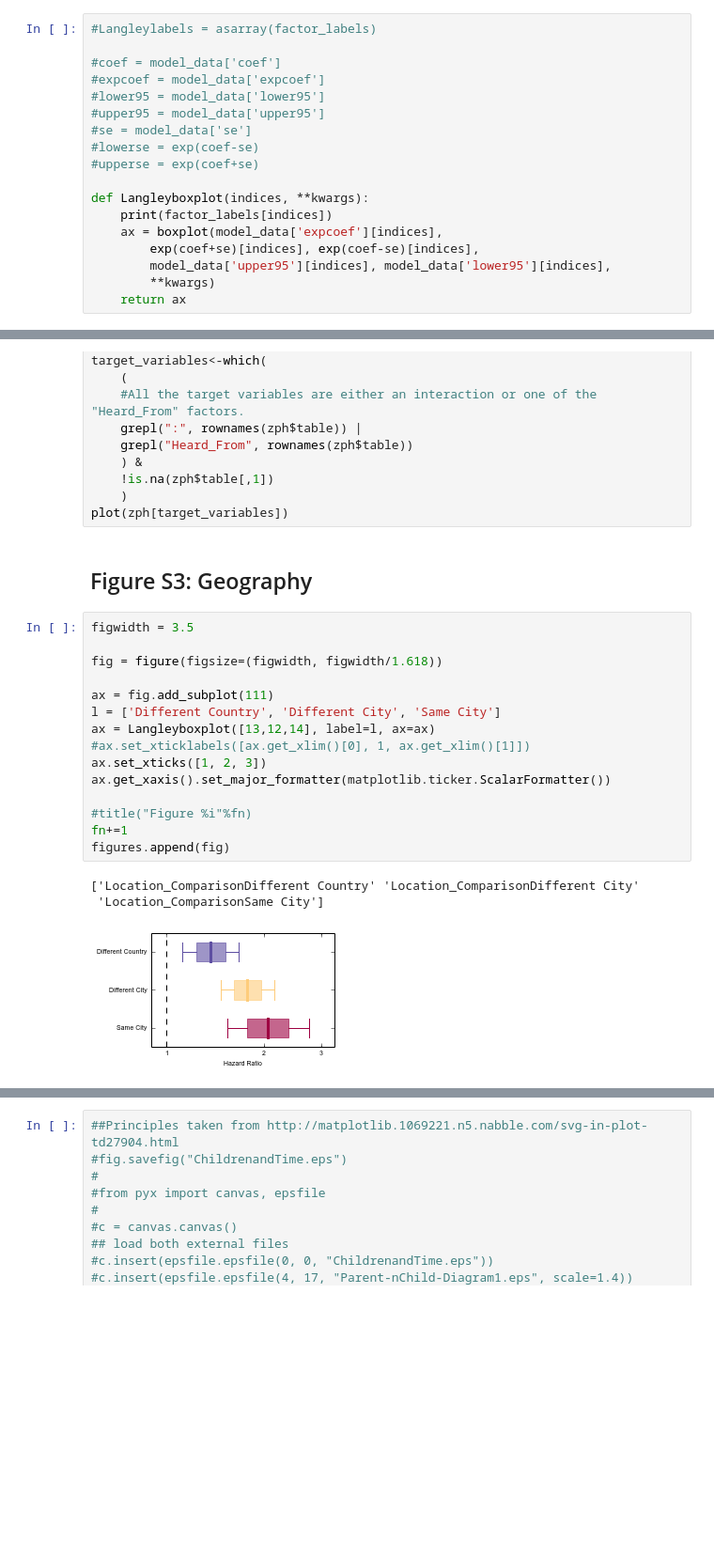
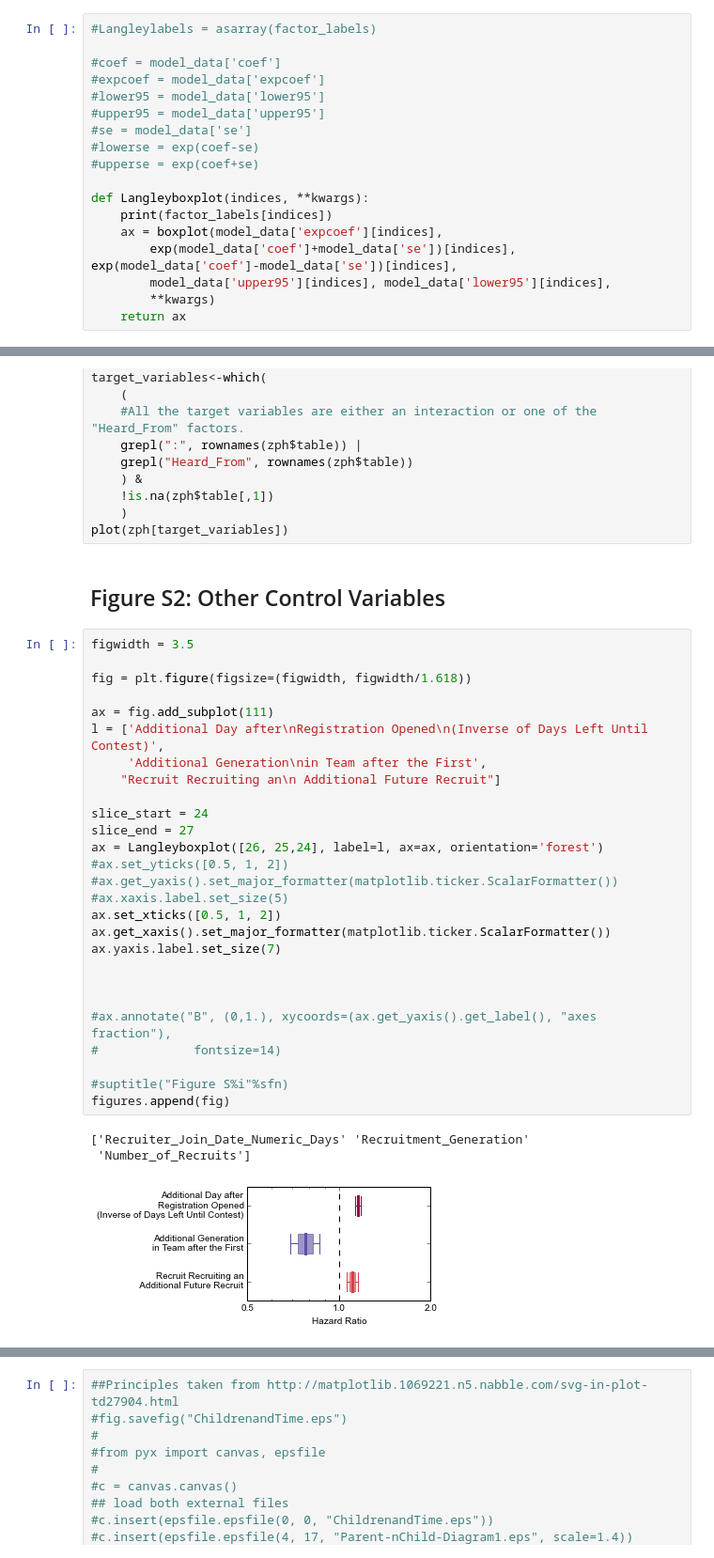
Before and after one commit to jeffalstott/Langley, a Jupyter notebook: Langley_Model.ipynb, the cells around one changed output, grey strips where cells are left out. Shown: that part at 94% size. Cells and saved outputs as stored; diff of their text form; blank space fills up the shorter version.

```diff
--- a/Langley_Model.ipynb
+++ b/Langley_Model.ipynb
@@ -352,7 +359,7 @@ def boxplot(middle, boxtop, boxbottom, whiskertop, whiskerbottom, label=None, co
 def Langleyboxplot(indices, **kwargs):
     print(factor_labels[indices])
     ax = boxplot(model_data['expcoef'][indices],
-        exp(coef+se)[indices], exp(coef-se)[indices],
+        exp(model_data['coef']+model_data['se'])[indices], exp(model_data['coef']-model_data['se'])[indices],
         model_data['upper95'][indices], model_data['lower95'][indices],
         **kwargs)
     return ax
@@ -830,25 +887,37 @@ target_variables<-which(
     !is.na(zph$table[,1])
     )
 plot(zph[target_variables])
-# %% [markdown]
-Figure S3: Geography
-----
+# %% [markdown]
+Figure S2: Other Control Variables
+----
 # %%
 figwidth = 3.5
 
-fig = figure(figsize=(figwidth, figwidth/1.618))
+fig = plt.figure(figsize=(figwidth, figwidth/1.618))
 
 ax = fig.add_subplot(111)
-l = ['Different Country', 'Different City', 'Same City']
-ax = Langleyboxplot([13,12,14], label=l, ax=ax)
-#ax.set_xticklabels([ax.get_xlim()[0], 1, ax.get_xlim()[1]])
-ax.set_xticks([1, 2, 3])
+l = ['Additional Day after\nRegistration Opened\n(Inverse of Days Left Until Contest)',
+     'Additional Generation\nin Team after the First',
+    "Recruit Recruiting an\n Additional Future Recruit"]
+
+slice_start = 24
+slice_end = 27
+ax = Langleyboxplot([26, 25,24], label=l, ax=ax, orientation='forest')
+#ax.set_yticks([0.5, 1, 2])
+#ax.get_yaxis().set_major_formatter(matplotlib.ticker.ScalarFormatter())
+#ax.xaxis.label.set_size(5)
+ax.set_xticks([0.5, 1, 2])
 ax.get_xaxis().set_major_formatter(matplotlib.ticker.ScalarFormatter())
+ax.yaxis.label.set_size(7)
 
-#title("Figure %i"%fn)
-fn+=1
+
+
+#ax.annotate("B", (0,1.), xycoords=(ax.get_yaxis().get_label(), "axes fraction"),
+#             fontsize=14)
+
+#suptitle("Figure S%i"%sfn)
 figures.append(fig)
 # %% [output]
-['Location_ComparisonDifferent Country' 'Location_ComparisonDifferent City'
- 'Location_ComparisonSame City']
+['Recruiter_Join_Date_Numeric_Days' 'Recruitment_Generation'
+ 'Number_of_Recruits']
-[figure, old version]
+[figure, new version]
```
Also changed, not shown: parts of 23 cells of this notebook, 1 other file.
